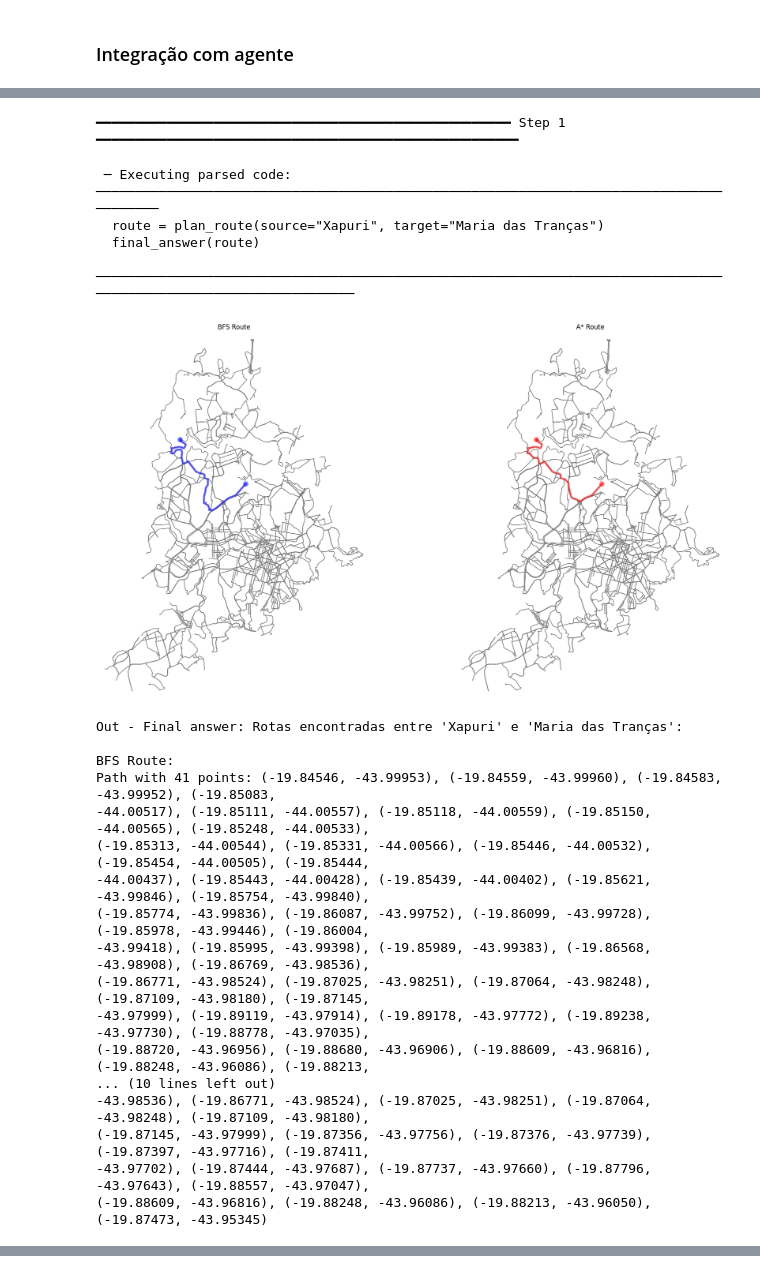
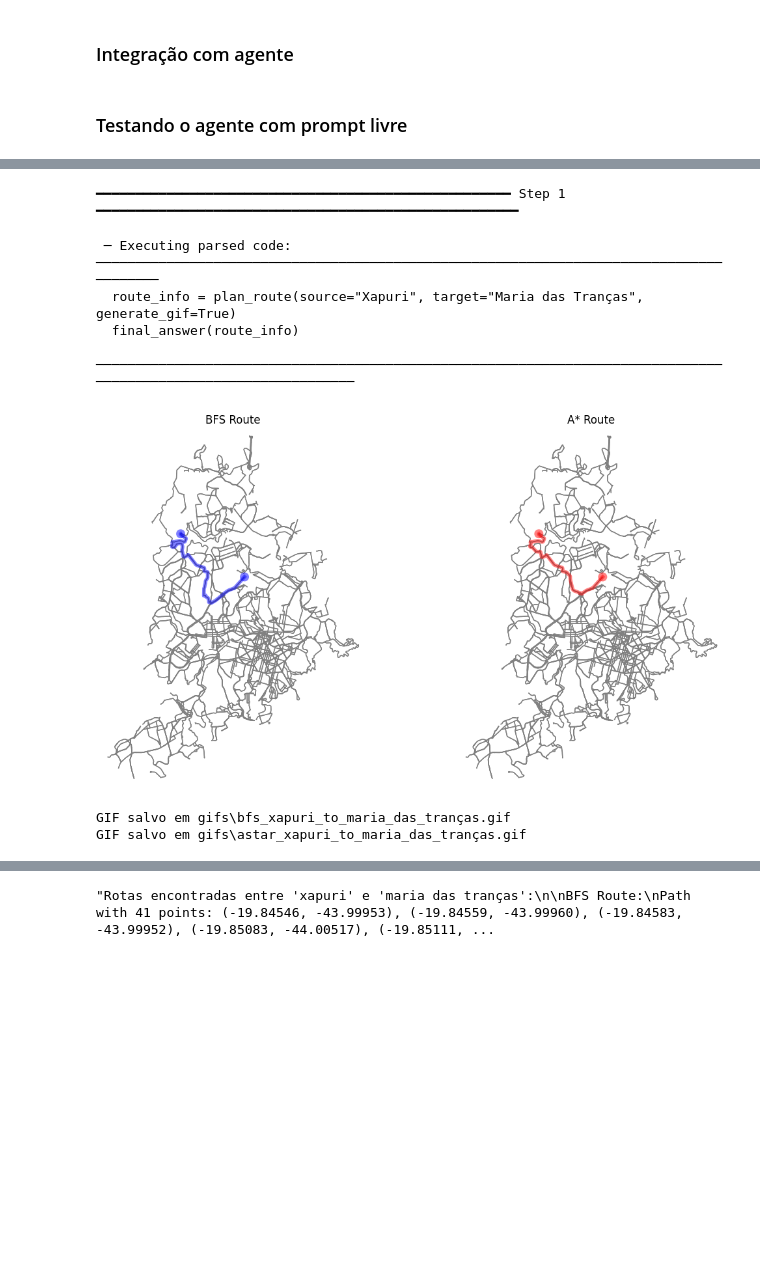
Before and after one commit to Igoreduardobraga/Conversational-Route-Planner, a Jupyter notebook: main.ipynb, the cells around one changed output, grey strips where cells are left out. Saved outputs shown, nothing was run; the diff lists cells and outputs as text; code cells hidden in the pictures; blank space fills up the shorter version.

Commit message:
feat: add method to generate gif and add tests

```diff
--- a/main.ipynb
+++ b/main.ipynb
@@ -85,7 +109,7 @@ def shortest_path(source, target):
 ### Visualização da rota
 # %%
 def plot_routes(route1, route2):
-    fig, (ax1, ax2) = plt.subplots(1, 2, figsize=(20, 10))
+    fig, (ax1, ax2) = plt.subplots(1, 2, figsize=(12, 6))
 
     # Plotar grafo de Belo Horizonte nos dois eixos
     ox.plot_graph(G, ax=ax1, show=False, close=False,
@@ -123,20 +184,20 @@ def format_route(route):
 # %% [markdown]
 ### Integração com agente
 # %%
-class FindRouteTool(Tool):
+class RoutePlannerTool(Tool):
     name = "plan_route"
     description = "Use this tool to find a route between two locations in Belo Horizonte, either by name or adress"
 
     inputs = {
         "source": {"type": "string", "description": "The starting location (e.g. restaurant name or address)"},
-        "target": {"type": "string", "description": "The destination location (e.g. restaurant name or address)"}
+        "target": {"type": "string", "description": "The destination location (e.g. restaurant name or address)"},
+        "generate_gif": {"type": "boolean", "description": "Whether to generate GIFs for the routes", "default": False, "nullable": True}
     }
     output_type = "string"
 
-    def forward(self, source, target):
-        # Corrigir erro de digitação nos nomes de restaurantes conhecidos
-        source_corrected = self._corrigir_nome(source)
-        target_corrected = self._corrigir_nome(target)
+    def forward(self, source, target, generate_gif=False):
+        source_corrected = self._correct_name(source)
+        target_corrected = self._correct_name(target)
 
         bfs_route, a_star_route, erro = shortest_path(
             source_corrected, target_corrected)
@@ -145,21 +206,28 @@ class FindRouteTool(Tool):
             return f"Erro: {erro} Tente usar um nome de restaurante conhecido ou endereço válido em Belo Horizonte"
 
         if not bfs_route or not a_star_route:
-            return FinalAnswerTool().forward(f"Não foi possível encontrar um caminho entre '{source}' e '{target}'")
+            return FinalAnswerTool().forward(f"Não foi possível encontrar um caminho entre '{source_corrected}' e '{target_corrected}'")
 
         plot_routes(bfs_route, a_star_route)
 
-        resposta = (f"Rotas encontradas entre '{source}' e '{target}':\n\n"
+        if generate_gif:
+            nome_bfs = f"bfs_{source_corrected.replace(' ', '_')}_to_{target_corrected.replace(' ', '_')}.gif"
+            nome_astar = f"astar_{source_corrected.replace(' ', '_')}_to_{target_corrected.replace(' ', '_')}.gif"
+            generate_route_gif(G, bfs_route, nome_saida=nome_bfs, cor="blue")
+            generate_route_gif(G, a_star_route, nome_saida=nome_astar, cor="red")
+
+        resposta = (f"Rotas encontradas entre '{source_corrected}' e '{target_corrected}':\n\n"
                     f"BFS Route:\n{format_route(bfs_route)}\n\n"
                     f"A* Route:\n{format_route(a_star_route)}")
+
         return FinalAnswerTool().forward(resposta)
 
-    def _corrigir_nome(self, nome):
-        nome_lower = nome.lower()
-        nomes_conhecidos = list(restaurant_name_to_node.keys())
-        correspondencias = get_close_matches(
-            nome_lower, nomes_conhecidos, n=1, cutoff=0.75)
-        return correspondencias[0] if correspondencias else nome
+    # Corrigir erro de digitação nos nomes de restaurantes conhecidos
+    def _correct_name(self, name):
+        name_lower = name.lower()
+        known_names = list(restaurant_name_to_node.keys())
+        matches = get_close_matches(name_lower, known_names, n=1, cutoff=0.75)
+        return matches[0] if matches else name
 
 
 model = LiteLLMModel(
@@ -168,14 +236,16 @@ model = LiteLLMModel(
     max_ctx=8192,
 )
 
-agent = CodeAgent(tools=[FindRouteTool()], model=model, add_base_tools=False)
+agent = CodeAgent(tools=[RoutePlannerTool()],
+                  model=model, add_base_tools=False)
+# %% [markdown]
+### Testando o agente com prompt livre
 # %%
 print("Olá! Eu sou um agente inteligente de rotas para Belo Horizonte.")
 print("Posso traçar caminhos entre restaurantes ou locais da cidade usando algoritmos de busca como BFS e A*.")
 print("Basta me dizer de onde você quer sair e para onde deseja ir!")
 prompt = input("\nDigite seu prompt: ")
-resposta = agent.run(prompt)
-print(resposta)
+agent.run(prompt)
 # %% [output]
 Olá! Eu sou um agente inteligente de rotas para Belo Horizonte.
 Posso traçar caminhos entre restaurantes ou locais da cidade usando algoritmos de busca como BFS e A*.
@@ -186,25 +256,10 @@ Basta me dizer de onde você quer sair e para onde deseja ir!
 │                                                                                                                 │
 ╰─ LiteLLMModel - ollama/qwen3:4b ────────────────────────────────────────────────────────────────────────────────╯
 ━━━━━━━━━━━━━━━━━━━━━━━━━━━━━━━━━━━━━━━━━━━━━━━━━━━━━ Step 1 ━━━━━━━━━━━━━━━━━━━━━━━━━━━━━━━━━━━━━━━━━━━━━━━━━━━━━━
  ─ Executing parsed code: ────────────────────────────────────────────────────────────────────────────────────────
-  route = plan_route(source="Xapuri", target="Maria das Tranças")
-  final_answer(route)
+  route_info = plan_route(source="Xapuri", target="Maria das Tranças", generate_gif=True)
+  final_answer(route_info)
  ─────────────────────────────────────────────────────────────────────────────────────────────────────────────────
-[figure, old version]
+[figure, new version]
-Out - Final answer: Rotas encontradas entre 'Xapuri' e 'Maria das Tranças':
-
-BFS Route:
-Path with 41 points: (-19.84546, -43.99953), (-19.84559, -43.99960), (-19.84583, -43.99952), (-19.85083,
--44.00517), (-19.85111, -44.00557), (-19.85118, -44.00559), (-19.85150, -44.00565), (-19.85248, -44.00533),
-(-19.85313, -44.00544), (-19.85331, -44.00566), (-19.85446, -44.00532), (-19.85454, -44.00505), (-19.85444,
--44.00437), (-19.85443, -44.00428), (-19.85439, -44.00402), (-19.85621, -43.99846), (-19.85754, -43.99840),
-(-19.85774, -43.99836), (-19.86087, -43.99752), (-19.86099, -43.99728), (-19.85978, -43.99446), (-19.86004,
--43.99418), (-19.85995, -43.99398), (-19.85989, -43.99383), (-19.86568, -43.98908), (-19.86769, -43.98536),
-(-19.86771, -43.98524), (-19.87025, -43.98251), (-19.87064, -43.98248), (-19.87109, -43.98180), (-19.87145,
--43.97999), (-19.89119, -43.97914), (-19.89178, -43.97772), (-19.89238, -43.97730), (-19.88778, -43.97035),
-(-19.88720, -43.96956), (-19.88680, -43.96906), (-19.88609, -43.96816), (-19.88248, -43.96086), (-19.88213,
-... (10 lines left out)
--43.98536), (-19.86771, -43.98524), (-19.87025, -43.98251), (-19.87064, -43.98248), (-19.87109, -43.98180),
-(-19.87145, -43.97999), (-19.87356, -43.97756), (-19.87376, -43.97739), (-19.87397, -43.97716), (-19.87411,
--43.97702), (-19.87444, -43.97687), (-19.87737, -43.97660), (-19.87796, -43.97643), (-19.88557, -43.97047),
-(-19.88609, -43.96816), (-19.88248, -43.96086), (-19.88213, -43.96050), (-19.87473, -43.95345)
+GIF salvo em gifs\bfs_xapuri_to_maria_das_tranças.gif
+GIF salvo em gifs\astar_xapuri_to_maria_das_tranças.gif
@@ -218,0 +284 @@ Path with 48 points: (-19.84546, -43.99953), (-19.84559, -43.99960), (-19.84583,
+"Rotas encontradas entre 'xapuri' e 'maria das tranças':\n\nBFS Route:\nPath with 41 points: (-19.84546, -43.99953), (-19.84559, -43.99960), (-19.84583, -43.99952), (-19.85083, -44.00517), (-19.85111, ...
```
Also changed, not shown: parts of 23 cells of this notebook.
